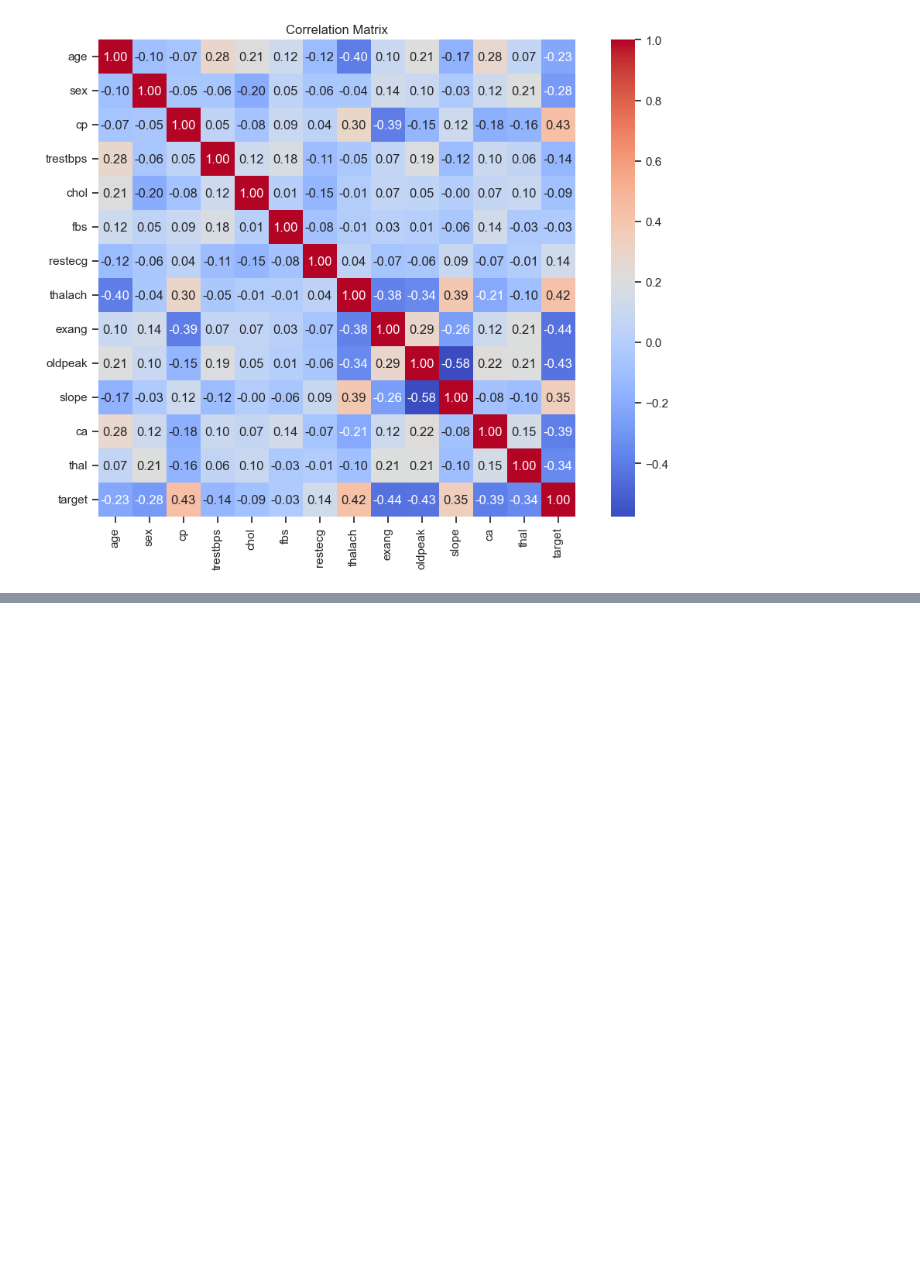
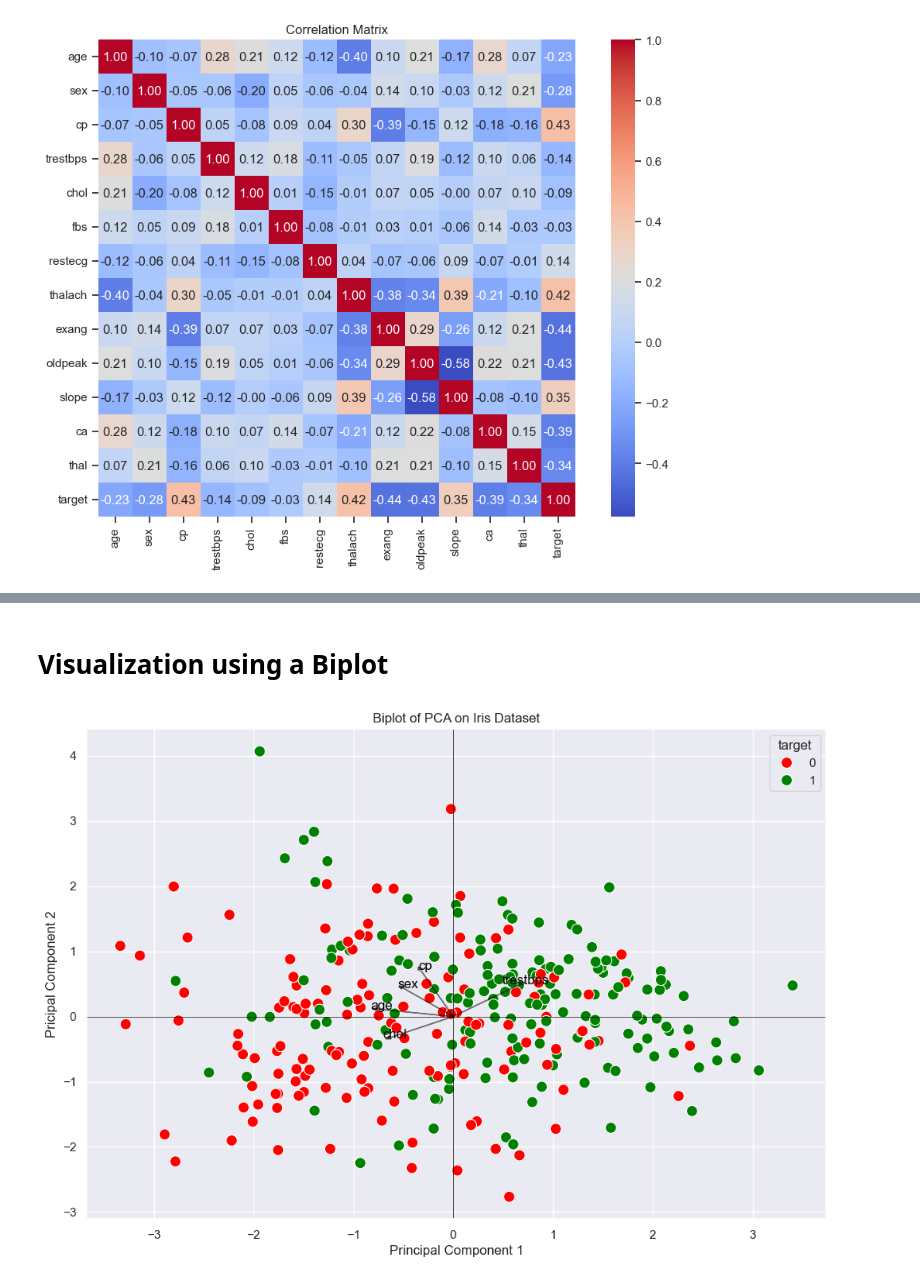
Before and after one commit to LynaMahdi/Comparative-analysis-of-PCA-CA-and-MCA, a Jupyter notebook: Heart-Disease-Analysis.ipynb, the cells around one changed output, grey strips where cells are left out. Cells and saved outputs as stored; diff of their text form; code cells hidden in the pictures; blank space fills up the shorter version.

```diff
--- a/Heart-Disease-Analysis.ipynb
+++ b/Heart-Disease-Analysis.ipynb
@@ -315,0 +341,5 @@ plt.show()
+# %%
+X_pca=pca.transform(continuous_data)
+X_pca['target'] = dataset['target'].values
+X_pca['ID']= dataset.index
+print(X_pca.head())
@@ -315,0 +463,50 @@ plt.show()
+# %% [markdown]
+# Visualization using a Biplot
+# %%
+# Define the first two principal components
+pc1 = X_pca[0]  # Replace 'PC1' with the actual name of the first component in X_pca
+pc2 = X_pca[1]  # Replace 'PC2' with the actual name of the second component in X_pca
+
+
+# Scatter plot of the PCA results
+
+loadings=pca.column_correlations
+
+sns.set(style="darkgrid")
+
+plt.figure(figsize=(12,8))
+
+sns.scatterplot(
+    x=X_pca[0], y=X_pca[1],
+    hue=X_pca['target'],
+    palette=['red','green',],
+    s=100
+)
+
+for i in range(X_pca.shape[0]):
+        X_pca[0].iloc[i]+0.02,
+        X_pca[1].iloc[i],
+        fontsize=9
+
+
+
+# Plot the scores (data points)
+scatter = ax.scatter(pc1, pc2, c=dataset['target'], cmap='viridis', edgecolor='k', alpha=0.6)
+plt.colorbar(scatter, label='Target')
+
+for i in range(loadings.shape[0]):
+    plt.arrow(0,0,loadings.iloc[i,0],loadings.iloc[i,1],
+                color='black', alpha=0.5, head_width=0.05, head_length=0.05)
+    plt.text(loadings.iloc[i,0]+0.05, loadings.iloc[i,1]+0.05,
+             dataset.columns[i], color='black', ha='center', va='center', fontsize=12)
+
+
+plt.title('Biplot of PCA on Iris Dataset')
+plt.xlabel('Principal Component 1')
+plt.ylabel('Pricipal Component 2')
+plt.grid(True)
+plt.axhline(0,color='black',linewidth=0.5)
+plt.axvline(0,color='black',linewidth=0.5)
+plt.show()
+# %% [output]
+[figure, added]
```
Also changed, not shown: parts of 19 cells of this notebook.
